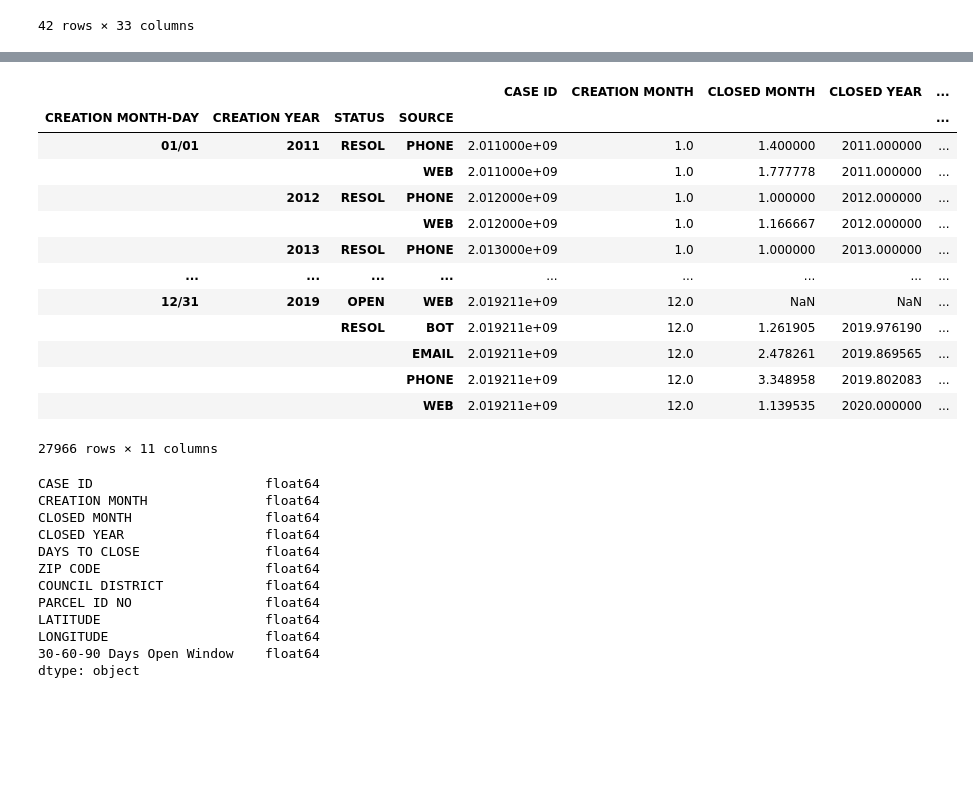
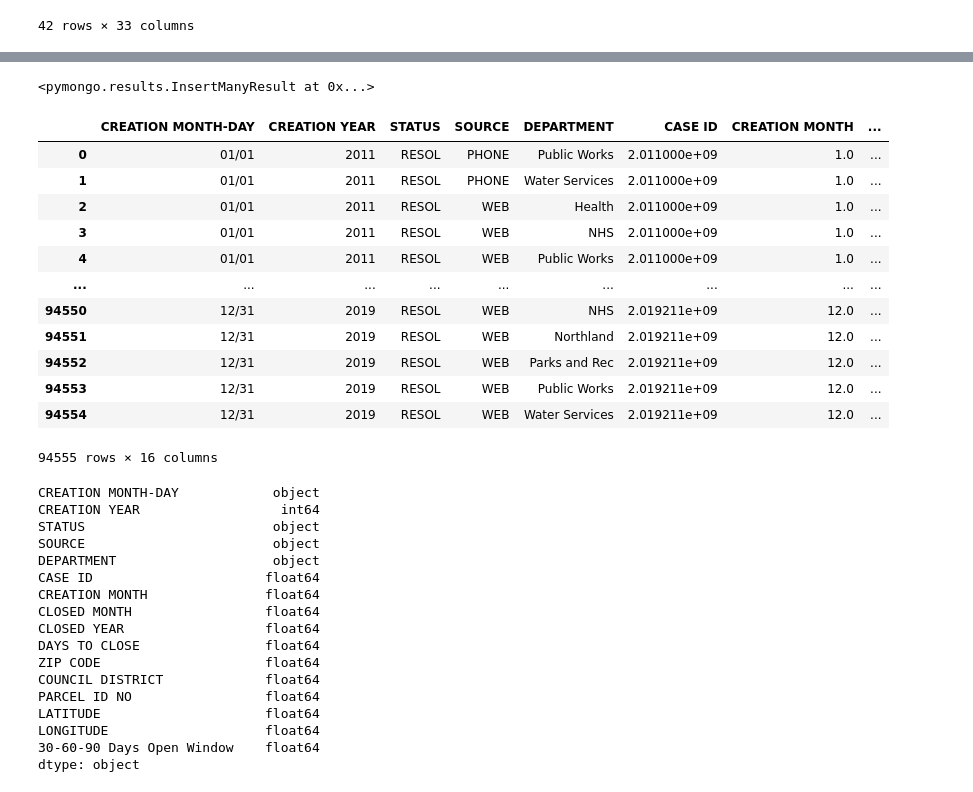
Before and after one commit to Sasmita28/city-service, a Jupyter notebook: City_Data_Cleaning.ipynb, the cells around one changed output, grey strips where cells are left out. Drawn from its saved outputs; the diff is of its cells as text; code cells hidden in the pictures; blank space fills up the shorter version.

```diff
--- a/City_Data_Cleaning.ipynb
+++ b/City_Data_Cleaning.ipynb
@@ -5,6 +6,6 @@ import datetime as dt
 # %%
 #Read in the CSV Data
-data = pd.read_csv('311_Call_Center_Service_Requests.csv')
+data = pd.read_csv('Resources/311_Call_Center_Service_Requests.csv')
 data.head()
 # %% [output]
 |  | CASE ID | SOURCE | DEPARTMENT | WORK GROUP | REQUEST TYPE | CATEGORY | TYPE | DETAIL | CREATION DATE | ... |
@@ -220,28 +222,57 @@ avg_days_to_close
+# %%
+# get the data
+citi_avg_df = avg_days_to_close
+citi_avg_df_mod = citi_avg_df[['CREATION MONTH-DAY', 'CREATION YEAR', 'DAYS TO CLOSE', '30-60-90 Days Open Window']]
+
+
+# Setup connection to mongodb
+conn = "mongodb://localhost:27017"
+client = pymongo.MongoClient(conn)
+
+# Select database and collection to use
+db = client.citi_data
+calls_avg = db.calls_avg
+
+#Create Dictionary with Data
+data_avg = citi_avg_df_mod.to_dict(orient='records')  # Here's our added param..
+
+#Remove Existing Documents from Collection
+calls_avg.remove()
+
+#Insert Existing Documents into Collection
+calls_avg.insert_many(data_avg)
+# %% [output]
+<pymongo.results.InsertManyResult at 0x...>
 # %%
 #Calculate Average 'DAYS TO CLOSE' Value for Each Date Filtered by 'STATUS' and 'SOURCE'
-avg_days_to_close_filtered = data.groupby(['CREATION MONTH-DAY', 'CREATION YEAR', 'STATUS', 'SOURCE']).mean()
+avg_days_to_close_filtered = data.groupby(['CREATION MONTH-DAY', 'CREATION YEAR', 'STATUS', 'SOURCE', 'DEPARTMENT']).mean()
 avg_days_to_close_filtered['DAYS TO CLOSE'] = avg_days_to_close_filtered['DAYS TO CLOSE'].round(2)
 avg_days_to_close_filtered['30-60-90 Days Open Window'] = avg_days_to_close_filtered['30-60-90 Days Open Window'].round(2)
+avg_days_to_close_filtered = avg_days_to_close_filtered.reset_index(level=['CREATION MONTH-DAY', 'CREATION YEAR', 'STATUS', 'SOURCE', 'DEPARTMENT'])
 avg_days_to_close_filtered
 # %% [output]
-|  |  |  |  | CASE ID | CREATION MONTH | CLOSED MONTH | CLOSED YEAR | ... |
-| CREATION MONTH-DAY | CREATION YEAR | STATUS | SOURCE |  |  |  |  | ... |
-| 01/01 | 2011 | RESOL | PHONE | 2.011000e+09 | 1.0 | 1.400000 | 2011.000000 | ... |
-|  |  |  | WEB | 2.011000e+09 | 1.0 | 1.777778 | 2011.000000 | ... |
-|  | 2012 | RESOL | PHONE | 2.012000e+09 | 1.0 | 1.000000 | 2012.000000 | ... |
-|  |  |  | WEB | 2.012000e+09 | 1.0 | 1.166667 | 2012.000000 | ... |
-|  | 2013 | RESOL | PHONE | 2.013000e+09 | 1.0 | 1.000000 | 2013.000000 | ... |
+|  | CREATION MONTH-DAY | CREATION YEAR | STATUS | SOURCE | DEPARTMENT | CASE ID | CREATION MONTH | ... |
+| 0 | 01/01 | 2011 | RESOL | PHONE | Public Works | 2.011000e+09 | 1.0 | ... |
+| 1 | 01/01 | 2011 | RESOL | PHONE | Water Services | 2.011000e+09 | 1.0 | ... |
+| 2 | 01/01 | 2011 | RESOL | WEB | Health | 2.011000e+09 | 1.0 | ... |
+| 3 | 01/01 | 2011 | RESOL | WEB | NHS | 2.011000e+09 | 1.0 | ... |
+| 4 | 01/01 | 2011 | RESOL | WEB | Public Works | 2.011000e+09 | 1.0 | ... |
 | ... | ... | ... | ... | ... | ... | ... | ... | ... |
-| 12/31 | 2019 | OPEN | WEB | 2.019211e+09 | 12.0 | NaN | NaN | ... |
-|  |  | RESOL | BOT | 2.019211e+09 | 12.0 | 1.261905 | 2019.976190 | ... |
-|  |  |  | EMAIL | 2.019211e+09 | 12.0 | 2.478261 | 2019.869565 | ... |
-|  |  |  | PHONE | 2.019211e+09 | 12.0 | 3.348958 | 2019.802083 | ... |
-|  |  |  | WEB | 2.019211e+09 | 12.0 | 1.139535 | 2020.000000 | ... |
+| 94550 | 12/31 | 2019 | RESOL | WEB | NHS | 2.019211e+09 | 12.0 | ... |
+| 94551 | 12/31 | 2019 | RESOL | WEB | Northland | 2.019211e+09 | 12.0 | ... |
+| 94552 | 12/31 | 2019 | RESOL | WEB | Parks and Rec | 2.019211e+09 | 12.0 | ... |
+| 94553 | 12/31 | 2019 | RESOL | WEB | Public Works | 2.019211e+09 | 12.0 | ... |
+| 94554 | 12/31 | 2019 | RESOL | WEB | Water Services | 2.019211e+09 | 12.0 | ... |
-27966 rows × 11 columns
+94555 rows × 16 columns
 # %%
 #Show the Average Days to Close for Each Day
 avg_days_to_close_filtered.dtypes
 # %% [output]
+CREATION MONTH-DAY            object
+CREATION YEAR                  int64
+STATUS                        object
+SOURCE                        object
+DEPARTMENT                    object
 CASE ID                      float64
 CREATION MONTH               float64
 CLOSED MONTH                 float64
```
Also changed, not shown: parts of 6 cells of this notebook, 7 other files.
